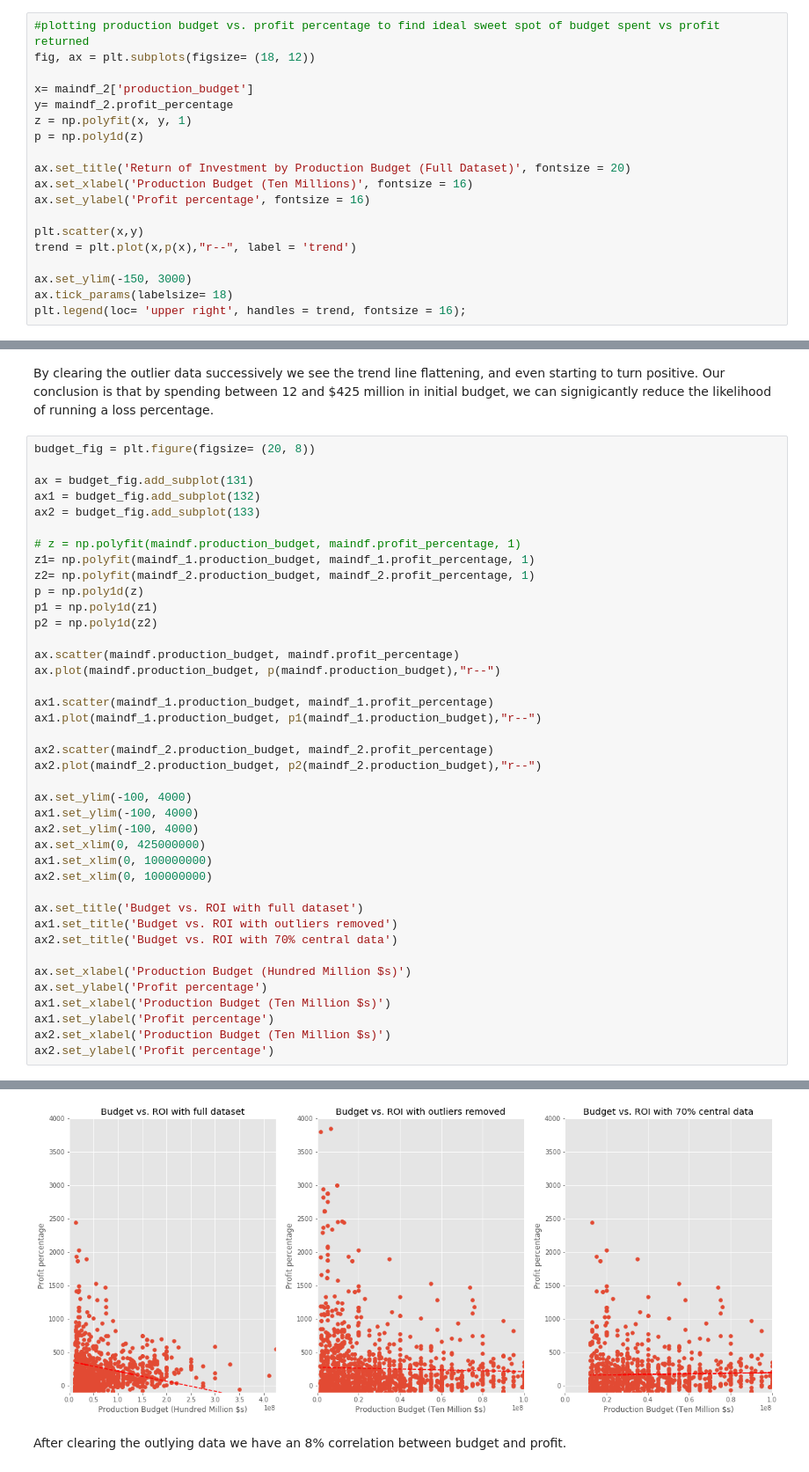
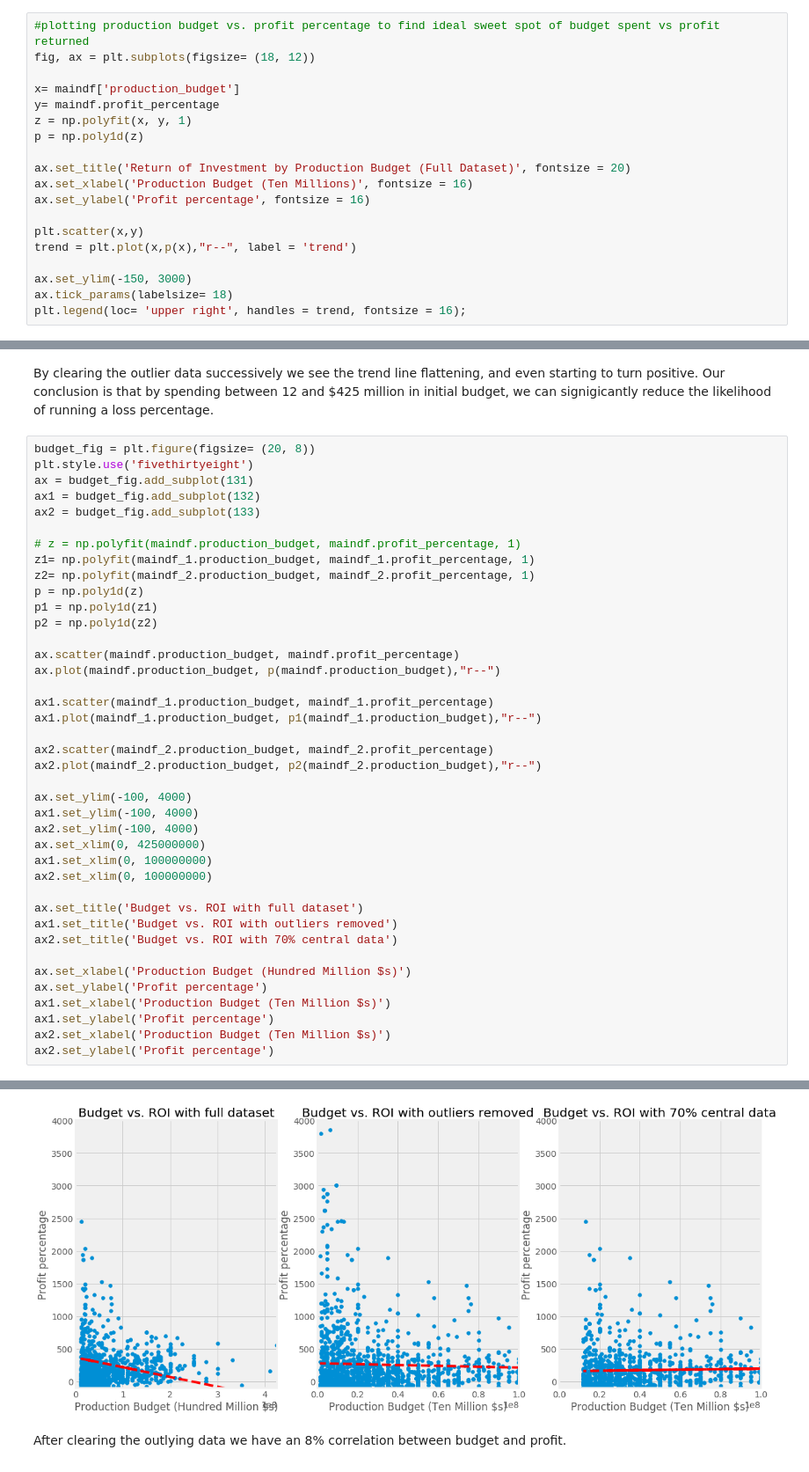
Before and after one commit to bagnine/moviedata, a Jupyter notebook: Code/moviedata.ipynb, the cells around one changed output, grey strips where cells are left out. Shown at 88% size. Saved outputs shown, nothing was run; the diff lists cells and outputs as text.

```diff
--- a/Code/moviedata.ipynb
+++ b/Code/moviedata.ipynb
@@ -301,8 +305,8 @@ maindf.profit_percentage.corr(maindf['production_budget'])
 #plotting production budget vs. profit percentage to find ideal sweet spot of budget spent vs profit returned
 fig, ax = plt.subplots(figsize= (18, 12))
 
-x= maindf_2['production_budget']
-y= maindf_2.profit_percentage
+x= maindf['production_budget']
+y= maindf.profit_percentage
 z = np.polyfit(x, y, 1)
 p = np.poly1d(z)
 
@@ -333,7 +337,7 @@ maindf_2.dropna(subset = ['production_budget'], inplace = True)
 By clearing the outlier data successively we see the trend line flattening, and even starting to turn positive. Our conclusion is that by spending between 12 and $425 million in initial budget, we can signigicantly reduce the likelihood of running a loss percentage.
 # %%
 budget_fig = plt.figure(figsize= (20, 8))
-
+plt.style.use('fivethirtyeight')
 ax = budget_fig.add_subplot(131)
 ax1 = budget_fig.add_subplot(132)
 ax2 = budget_fig.add_subplot(133)
@@ -346,34 +350,34 @@ p1 = np.poly1d(z1)
 p2 = np.poly1d(z2)
 
 ax.scatter(maindf.production_budget, maindf.profit_percentage)
 ax.plot(maindf.production_budget, p(maindf.production_budget),"r--")
 
 ax1.scatter(maindf_1.production_budget, maindf_1.profit_percentage)
 ax1.plot(maindf_1.production_budget, p1(maindf_1.production_budget),"r--")
 
 ax2.scatter(maindf_2.production_budget, maindf_2.profit_percentage)
 ax2.plot(maindf_2.production_budget, p2(maindf_2.production_budget),"r--")
 
 ax.set_ylim(-100, 4000)
 ax1.set_ylim(-100, 4000)
 ax2.set_ylim(-100, 4000)
 ax.set_xlim(0, 425000000)
 ax1.set_xlim(0, 100000000)
 ax2.set_xlim(0, 100000000)
 
 ax.set_title('Budget vs. ROI with full dataset')
 ax1.set_title('Budget vs. ROI with outliers removed')
 ax2.set_title('Budget vs. ROI with 70% central data')
 
 ax.set_xlabel('Production Budget (Hundred Million $s)')
 ax.set_ylabel('Profit percentage')
 ax1.set_xlabel('Production Budget (Ten Million $s)')
 ax1.set_ylabel('Profit percentage')
 ax2.set_xlabel('Production Budget (Ten Million $s)')
 ax2.set_ylabel('Profit percentage')
 # %% [output]
 Text(0, 0.5, 'Profit percentage')
-[figure, old version]
+[figure, new version]
 # %% [markdown]
 After clearing the outlying data we have an 8% correlation between budget and profit.
 # %%
```
Also changed, not shown: parts of 10 cells of this notebook, 4 other files.
